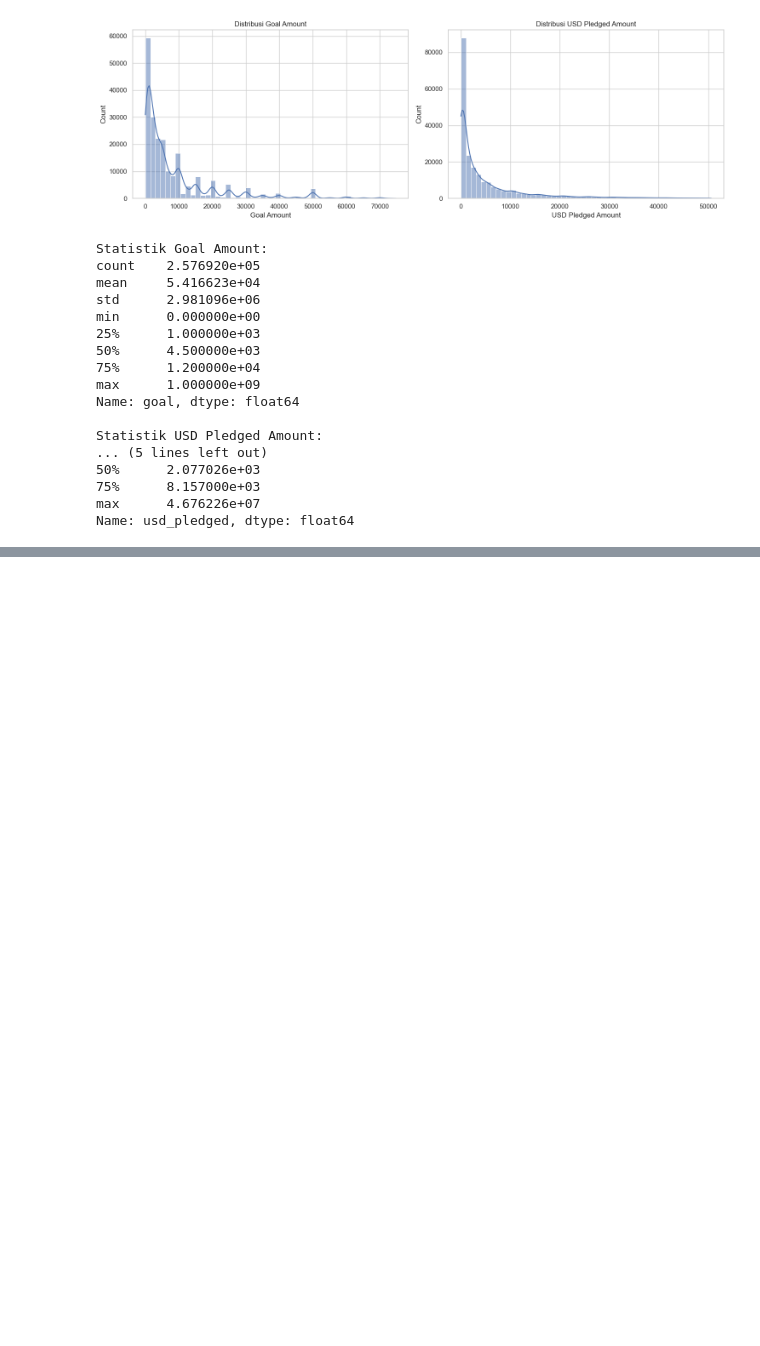
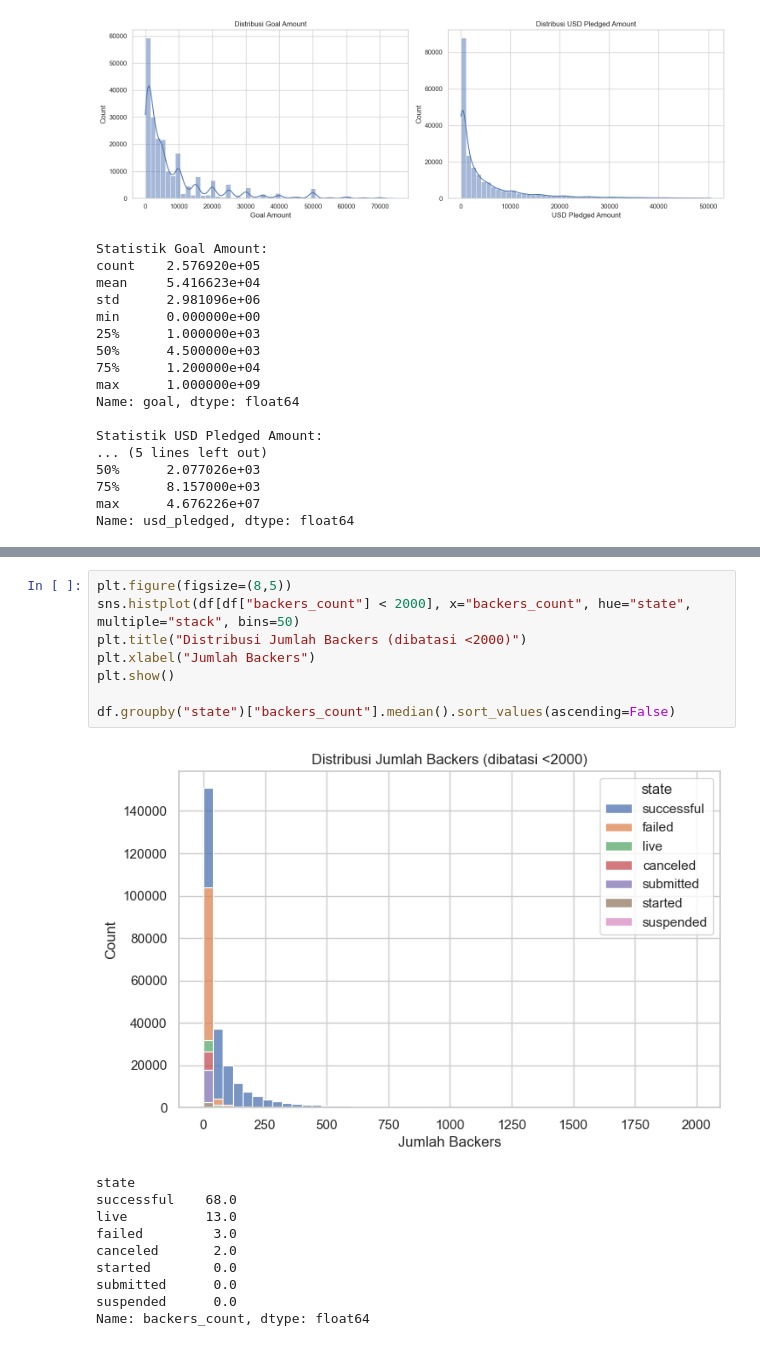
Before and after one commit to hasbiazif/kickstarter, a Jupyter notebook: notebooks/01_EDA.ipynb, the cells around one changed output, grey strips where cells are left out. Drawn from its saved outputs; the diff is of its cells as text; blank space fills up the shorter version.

```diff
--- a/notebooks/01_EDA.ipynb
+++ b/notebooks/01_EDA.ipynb
@@ -231,0 +280,19 @@ Name: usd_pledged, dtype: float64
+# %%
+plt.figure(figsize=(8,5))
+sns.histplot(df[df["backers_count"] < 2000], x="backers_count", hue="state", multiple="stack", bins=50)
+plt.title("Distribusi Jumlah Backers (dibatasi <2000)")
+plt.xlabel("Jumlah Backers")
+plt.show()
+
+df.groupby("state")["backers_count"].median().sort_values(ascending=False)
+# %% [output]
+[figure, added]
+state
+successful    68.0
+live          13.0
+failed         3.0
+canceled       2.0
+started        0.0
+submitted      0.0
+suspended      0.0
+Name: backers_count, dtype: float64
```
Also changed, not shown: parts of 6 cells of this notebook, 1 other file.
